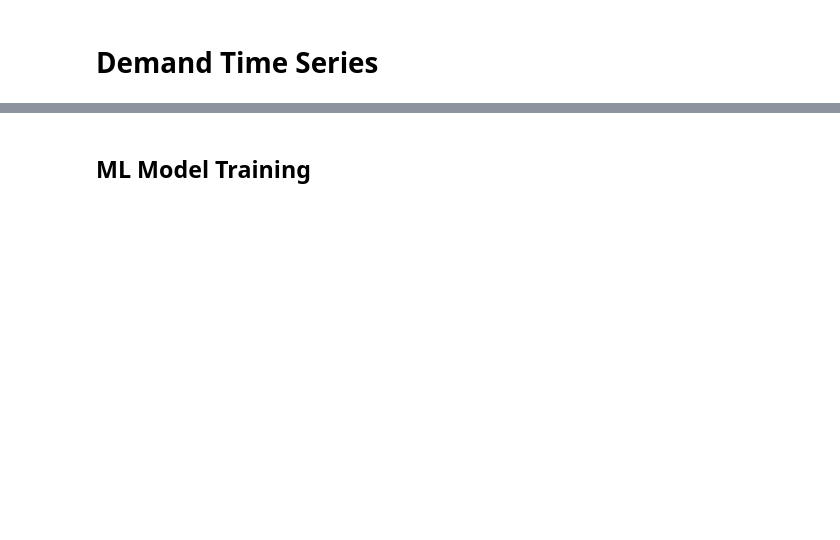
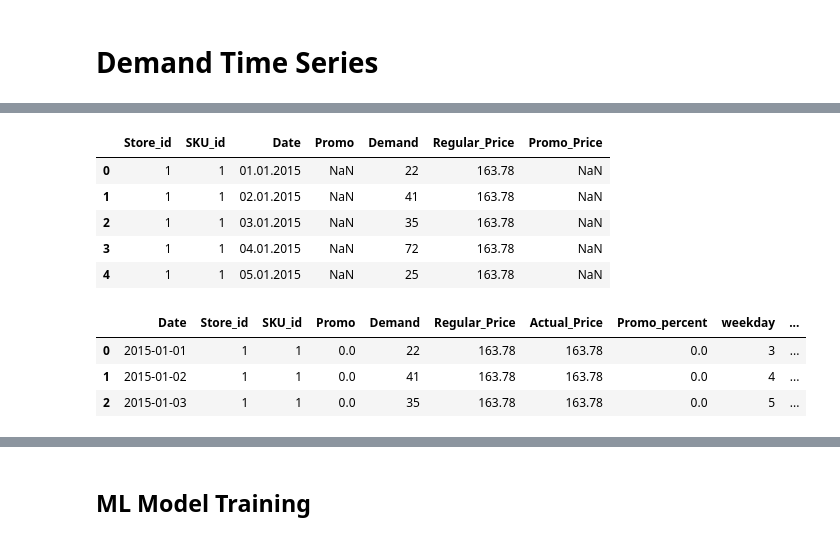
Before and after one commit to Kulikov17/MLDS_ATSF, a Jupyter notebook: hw_3/kulikov_w2022_23_hw3.ipynb, the cells around one changed output, grey strips where cells are left out. Saved outputs shown, nothing was run; the diff lists cells and outputs as text; code cells hidden in the pictures; blank space fills up the shorter version.

```diff
--- a/hw_3/kulikov_w2022_23_hw3.ipynb
+++ b/hw_3/kulikov_w2022_23_hw3.ipynb
@@ -214,0 +19,12 @@ def lagged_features(df
+# %%
+# загружаем данные
+ts_retail = pd.read_csv('./train_kaggle.csv', sep=',')
+
+ts_retail.head()
+# %% [output]
+|  | Store_id | SKU_id | Date | Promo | Demand | Regular_Price | Promo_Price |
+| 0 | 1 | 1 | 01.01.2015 | NaN | 22 | 163.78 | NaN |
+| 1 | 1 | 1 | 02.01.2015 | NaN | 41 | 163.78 | NaN |
+| 2 | 1 | 1 | 03.01.2015 | NaN | 35 | 163.78 | NaN |
+| 3 | 1 | 1 | 04.01.2015 | NaN | 72 | 163.78 | NaN |
+| 4 | 1 | 1 | 05.01.2015 | NaN | 25 | 163.78 | NaN |
@@ -214,0 +63,7 @@ def lagged_features(df
+# %%
+ts_retail.head(3)
+# %% [output]
+|  | Date | Store_id | SKU_id | Promo | Demand | Regular_Price | Actual_Price | Promo_percent | weekday | ... |
+| 0 | 2015-01-01 | 1 | 1 | 0.0 | 22 | 163.78 | 163.78 | 0.0 | 3 | ... |
+| 1 | 2015-01-02 | 1 | 1 | 0.0 | 41 | 163.78 | 163.78 | 0.0 | 4 | ... |
+| 2 | 2015-01-03 | 1 | 1 | 0.0 | 35 | 163.78 | 163.78 | 0.0 | 5 | ... |
```
Also changed, not shown: parts of 53 cells of this notebook.
